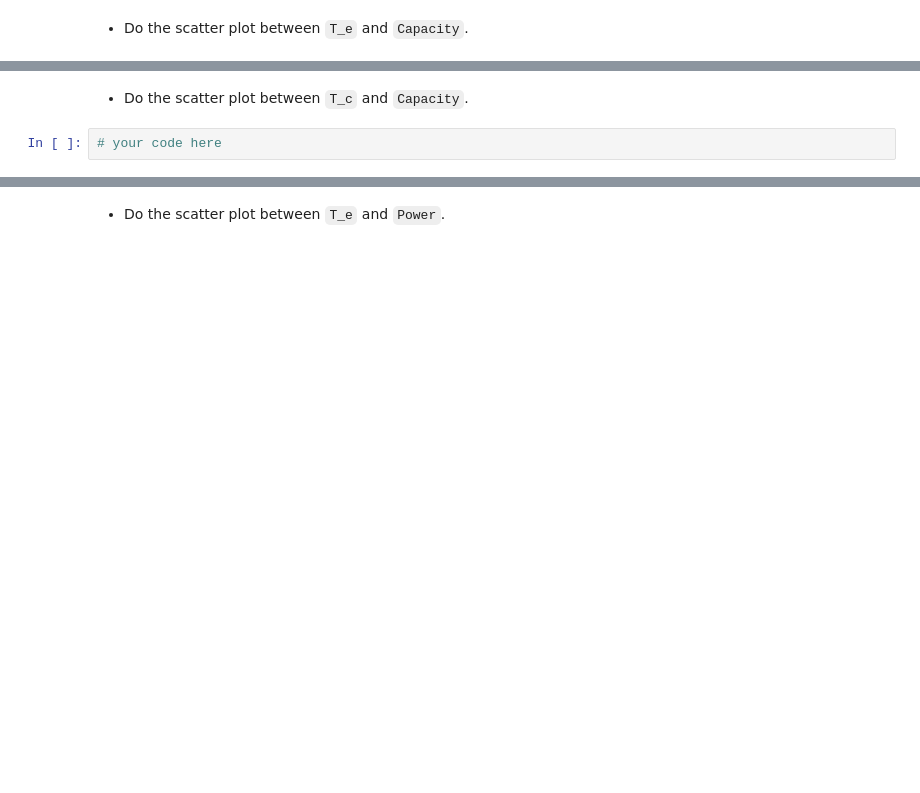
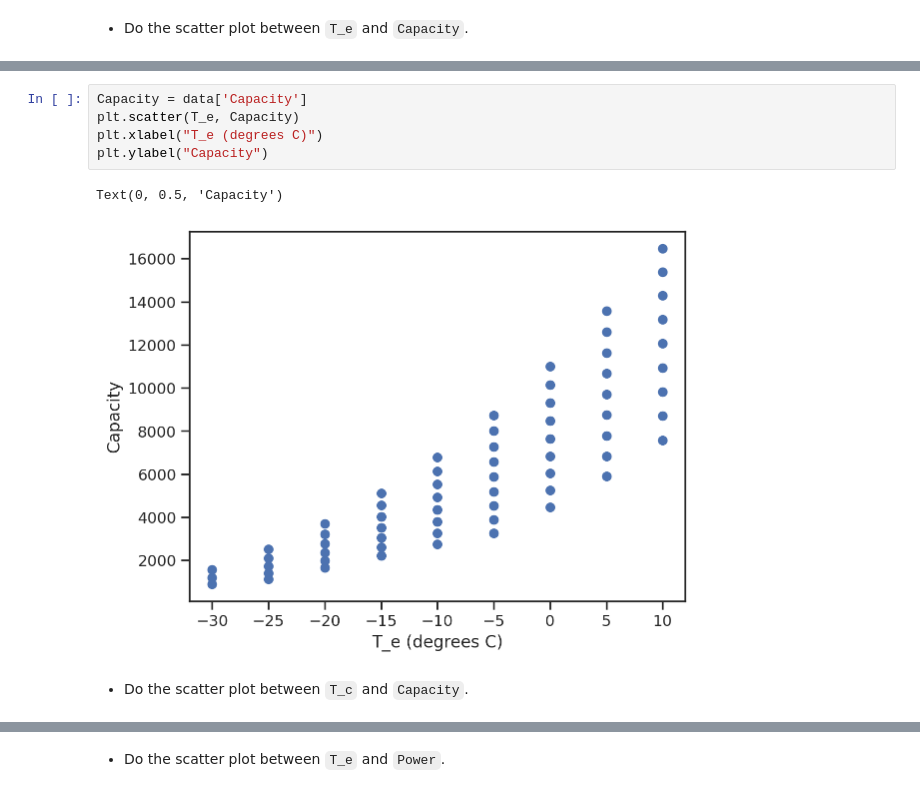
Before and after one commit to NinjaKiwi92/My-First-Repository, a Jupyter notebook: lecture04/homework_04.ipynb, the cells around one changed output, grey strips where cells are left out. Cells and saved outputs as stored; diff of their text form; blank space fills up the shorter version.

```diff
--- a/lecture04/homework_04.ipynb
+++ b/lecture04/homework_04.ipynb
@@ -72,4 +74,10 @@ NameError: name 'compressor_data' is not defined
+# %%
+Capacity = data['Capacity']
+plt.scatter(T_e, Capacity)
+plt.xlabel("T_e (degrees C)")
+plt.ylabel("Capacity")
+# %% [output]
+Text(0, 0.5, 'Capacity')
+[figure, added]
 # %% [markdown]
 + Do the scatter plot between `T_c` and `Capacity`.
-# %%
-# your code here
```
Also changed, not shown: parts of 13 cells of this notebook.
